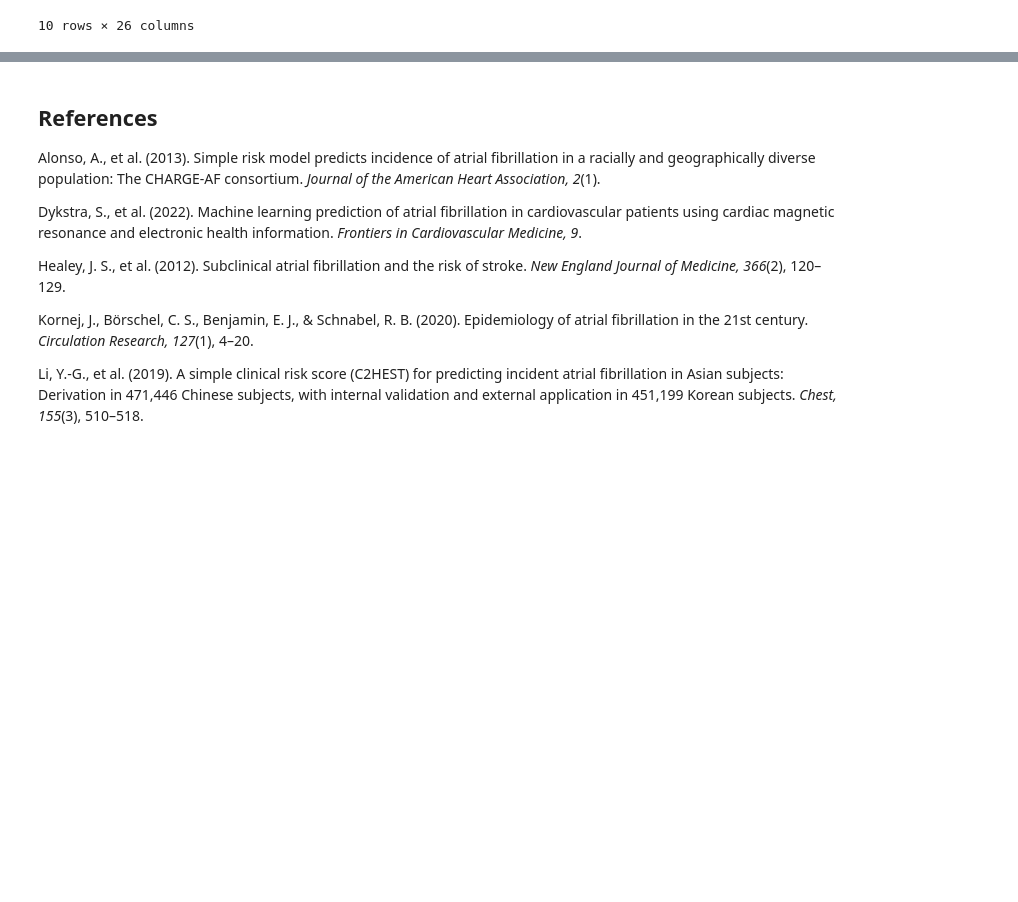
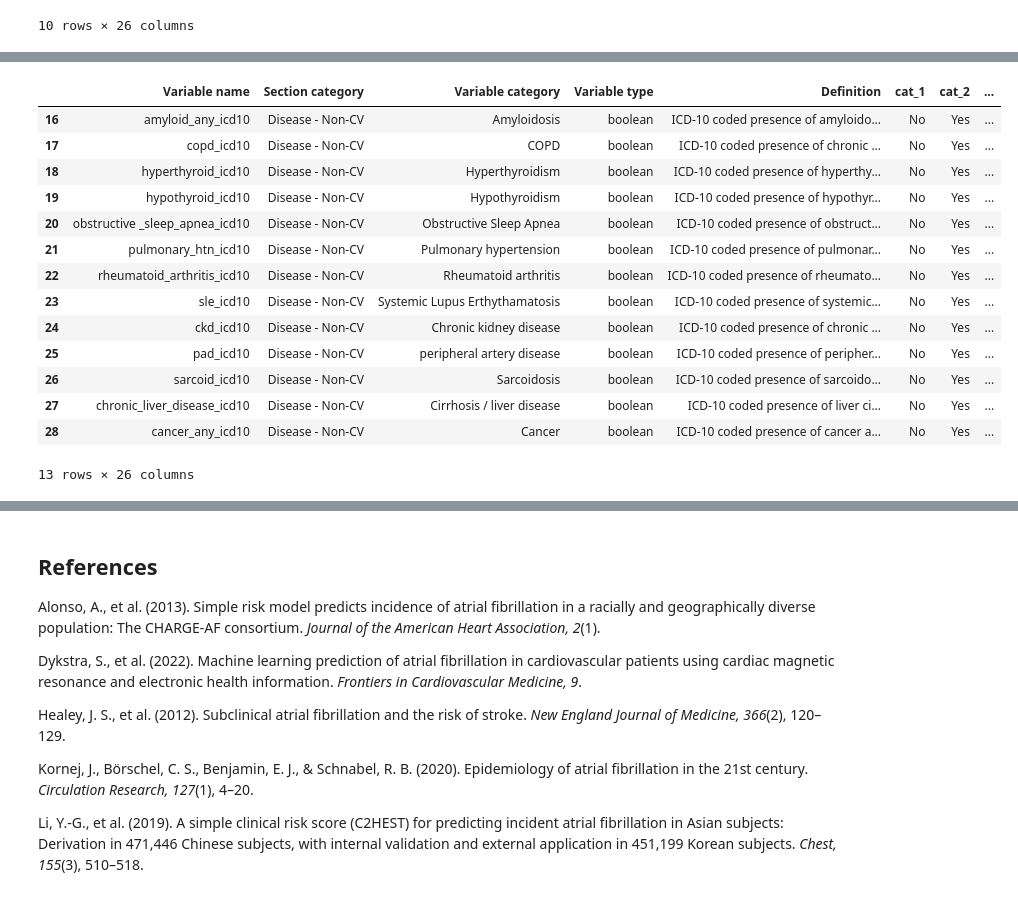
Before and after one commit to yildiramdsa/prediction_of_atrial_fibrillation_using_ecg_and_health_data, a Jupyter notebook: notebooks/prediction_of_atrial_fibrillation_using_ecg_and_health_data.ipynb, the cells around one changed output, grey strips where cells are left out. Drawn from its saved outputs; the diff is of its cells as text; code cells hidden in the pictures; blank space fills up the shorter version.

```diff
--- a/notebooks/prediction_of_atrial_fibrillation_using_ecg_and_health_data.ipynb
+++ b/notebooks/prediction_of_atrial_fibrillation_using_ecg_and_health_data.ipynb
@@ -125,0 +141,18 @@ data_dictionary_df[data_dictionary_df['Section category'] == 'Disease - CV']
+# %%
+data_dictionary_df[data_dictionary_df['Section category'] == 'Disease - Non-CV']
+# %% [output]
+|  | Variable name | Section category | Variable category | Variable type | Definition | cat_1 | cat_2 | ... |
+| 16 | amyloid_any_icd10 | Disease - Non-CV | Amyloidosis | boolean | ICD-10 coded presence of amyloido... | No | Yes | ... |
+| 17 | copd_icd10 | Disease - Non-CV | COPD | boolean | ICD-10 coded presence of chronic ... | No | Yes | ... |
+| 18 | hyperthyroid_icd10 | Disease - Non-CV | Hyperthyroidism | boolean | ICD-10 coded presence of hyperthy... | No | Yes | ... |
+| 19 | hypothyroid_icd10 | Disease - Non-CV | Hypothyroidism | boolean | ICD-10 coded presence of hypothyr... | No | Yes | ... |
+| 20 | obstructive _sleep_apnea_icd10 | Disease - Non-CV | Obstructive Sleep Apnea | boolean | ICD-10 coded presence of obstruct... | No | Yes | ... |
+| 21 | pulmonary_htn_icd10 | Disease - Non-CV | Pulmonary hypertension | boolean | ICD-10 coded presence of pulmonar... | No | Yes | ... |
+| 22 | rheumatoid_arthritis_icd10 | Disease - Non-CV | Rheumatoid arthritis | boolean | ICD-10 coded presence of rheumato... | No | Yes | ... |
+| 23 | sle_icd10 | Disease - Non-CV | Systemic Lupus Erthythamatosis | boolean | ICD-10 coded presence of systemic... | No | Yes | ... |
+| 24 | ckd_icd10 | Disease - Non-CV | Chronic kidney disease | boolean | ICD-10 coded presence of chronic ... | No | Yes | ... |
+| 25 | pad_icd10 | Disease - Non-CV | peripheral artery disease | boolean | ICD-10 coded presence of peripher... | No | Yes | ... |
+| 26 | sarcoid_icd10 | Disease - Non-CV | Sarcoidosis | boolean | ICD-10 coded presence of sarcoido... | No | Yes | ... |
+| 27 | chronic_liver_disease_icd10 | Disease - Non-CV | Cirrhosis / liver disease | boolean | ICD-10 coded presence of liver ci... | No | Yes | ... |
+| 28 | cancer_any_icd10 | Disease - Non-CV | Cancer | boolean | ICD-10 coded presence of cancer a... | No | Yes | ... |
+13 rows × 26 columns
```
Also changed, not shown: parts of 17 cells of this notebook.
